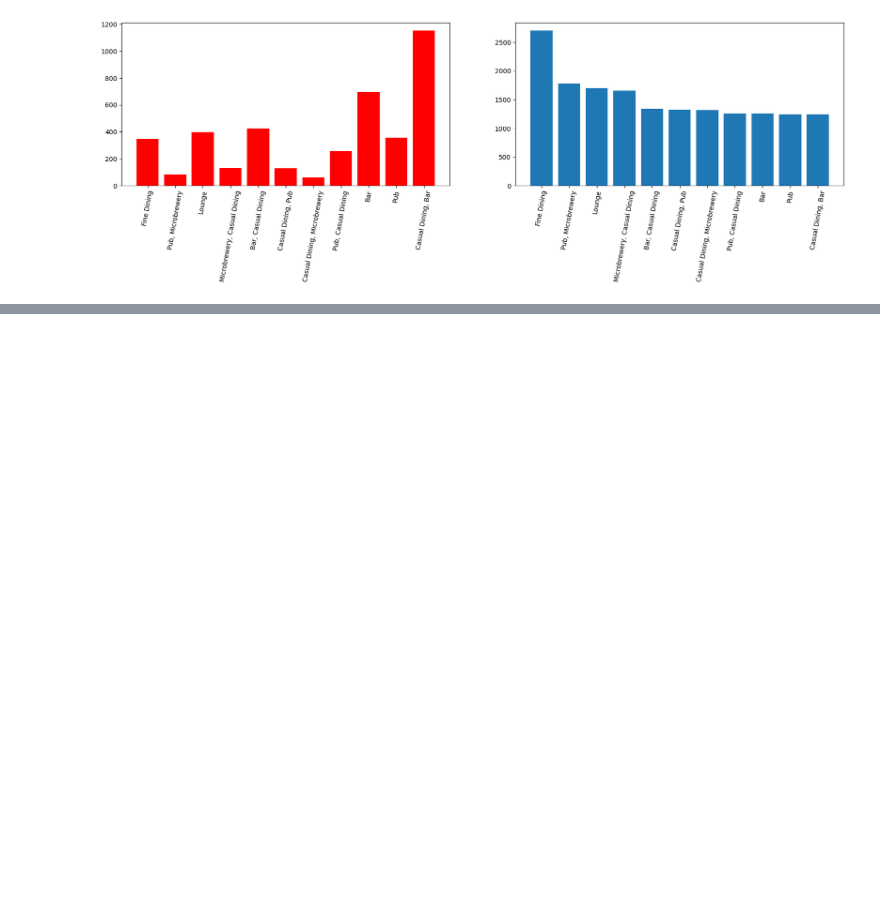
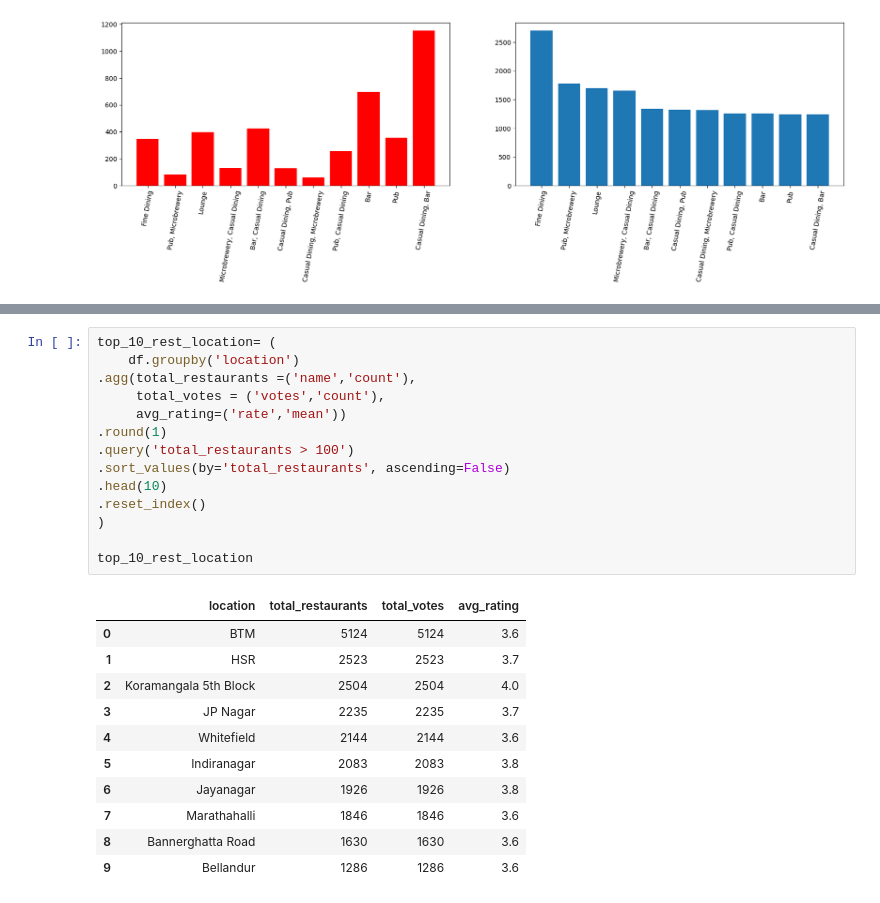
Before and after one commit to AlistairPereira/python-data-analysis-lab, a Jupyter notebook: notebooks/Restaurant_data_cleaning.ipynb, the cells around one changed output, grey strips where cells are left out. Drawn from its saved outputs; the diff is of its cells as text; blank space fills up the shorter version.

```diff
--- a/notebooks/Restaurant_data_cleaning.ipynb
+++ b/notebooks/Restaurant_data_cleaning.ipynb
@@ -868,0 +881,26 @@ ax2.tick_params(axis='x', rotation=80)
+# %%
+top_10_rest_location= (
+    df.groupby('location')
+.agg(total_restaurants =('name','count'),
+     total_votes = ('votes','count'),
+     avg_rating=('rate','mean'))
+.round(1)
+.query('total_restaurants > 100')
+.sort_values(by='total_restaurants', ascending=False)
+.head(10)
+.reset_index()
+)
+
+top_10_rest_location
+# %% [output]
+|  | location | total_restaurants | total_votes | avg_rating |
+| 0 | BTM | 5124 | 5124 | 3.6 |
+| 1 | HSR | 2523 | 2523 | 3.7 |
+| 2 | Koramangala 5th Block | 2504 | 2504 | 4.0 |
+| 3 | JP Nagar | 2235 | 2235 | 3.7 |
+| 4 | Whitefield | 2144 | 2144 | 3.6 |
+| 5 | Indiranagar | 2083 | 2083 | 3.8 |
+| 6 | Jayanagar | 1926 | 1926 | 3.8 |
+| 7 | Marathahalli | 1846 | 1846 | 3.6 |
+| 8 | Bannerghatta Road | 1630 | 1630 | 3.6 |
+| 9 | Bellandur | 1286 | 1286 | 3.6 |
```
Also changed, not shown: parts of 10 cells of this notebook.
